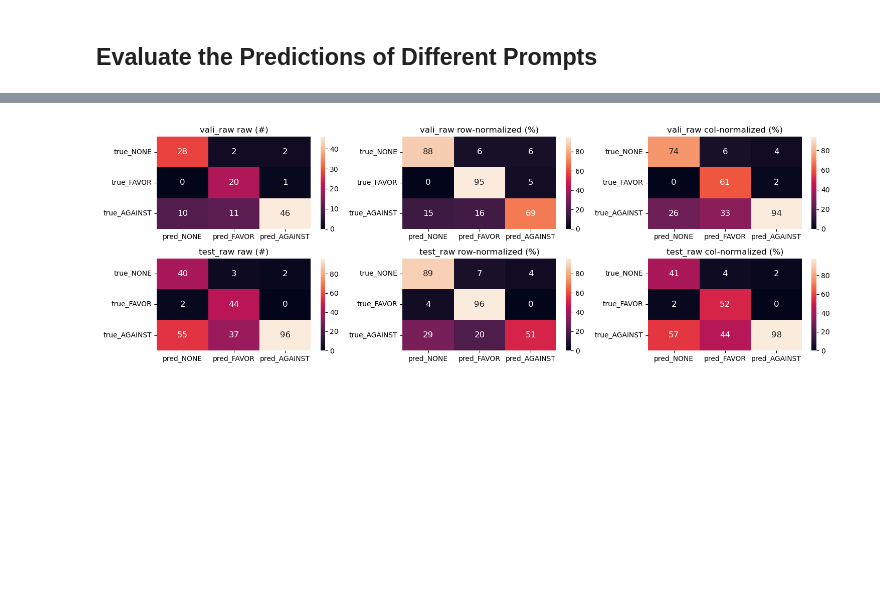
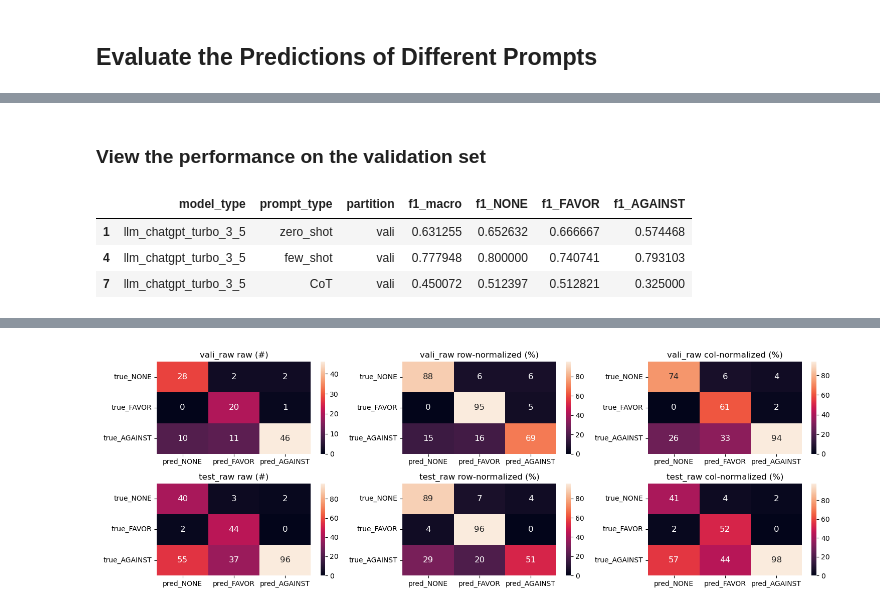
Before and after one commit to yunshiuan/prelim_stance_detection, a Jupyter notebook: llm-prompting_colab.ipynb, the cells around one changed output, grey strips where cells are left out. Saved outputs shown, nothing was run; the diff lists cells and outputs as text; code cells hidden in the pictures; blank space fills up the shorter version.

Commit message:
WIP, llm-prompting_colab

```diff
--- a/llm-prompting_colab.ipynb
+++ b/llm-prompting_colab.ipynb
@@ -1004,10 +773,10 @@ df_hightlight_metrics_chatgpt = summarize_results(["chatgpt_turbo_3_5"], ["zero_
 # %%
-df_hightlight_metrics_chatgpt = df_hightlight_metrics_chatgpt[df_hightlight_metrics_chatgpt.model_type.isin(["llm_chatgpt_turbo_3_5"])]
+df_hightlight_metrics_chatgpt = summarize_results(["chatgpt_turbo_3_5"], ["zero_shot","few_shot","CoT"])
 
 # reorder the rows
 df_hightlight_metrics_chatgpt['model_type'] = pd.Categorical(df_hightlight_metrics_chatgpt['model_type'], categories=["llm_chatgpt_turbo_3_5"], ordered=True)
 df_hightlight_metrics_chatgpt['version'] = pd.Categorical(df_hightlight_metrics_chatgpt['version'], categories=["zero_shot","few_shot","CoT"], ordered=True)
 
-df_hightlight_metrics_chatgpt = df_hightlight_metrics_chatgpt[["model_type","version","set","f1_macro","f1_NONE","f1_FAVOR","f1_AGAINST"]][df_hightlight_metrics_chatgpt.set.isin(["test_raw"])].sort_values(by=["model_type","version"])
-df_hightlight_metrics_chatgpt
+# rename columns
+df_hightlight_metrics_chatgpt = df_hightlight_metrics_chatgpt[["model_type","version","set","f1_macro","f1_NONE","f1_FAVOR","f1_AGAINST"]].sort_values(by=["model_type","version"]).rename(columns={"version":"prompt_type","set":"partition"})
 # %% [output]
@@ -1019,0 +796,14 @@ df_hightlight_metrics_chatgpt
+# %% [markdown]
+### View the performance on the validation set
+# %%
+df_hightlight_metrics_chatgpt_vali = df_hightlight_metrics_chatgpt[df_hightlight_metrics_chatgpt["partition"].isin(["vali_raw"])]
+
+# convert "vali_raw" to "vali" (in the partition column)
+df_hightlight_metrics_chatgpt_vali.loc[df_hightlight_metrics_chatgpt_vali["partition"]=="vali_raw","partition"] = "vali"
+
+df_hightlight_metrics_chatgpt_vali
+# %% [output]
+|  | model_type | prompt_type | partition | f1_macro | f1_NONE | f1_FAVOR | f1_AGAINST |
+| 1 | llm_chatgpt_turbo_3_5 | zero_shot | vali | 0.631255 | 0.652632 | 0.666667 | 0.574468 |
+| 4 | llm_chatgpt_turbo_3_5 | few_shot | vali | 0.777948 | 0.800000 | 0.740741 | 0.793103 |
+| 7 | llm_chatgpt_turbo_3_5 | CoT | vali | 0.450072 | 0.512397 | 0.512821 | 0.325000 |
```
Also changed, not shown: parts of 87 cells of this notebook.
